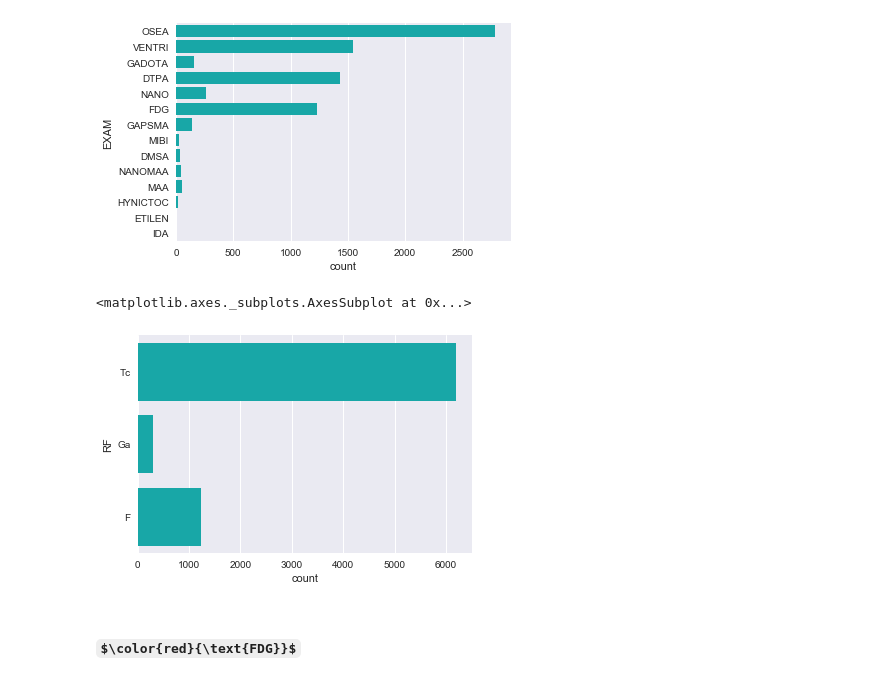
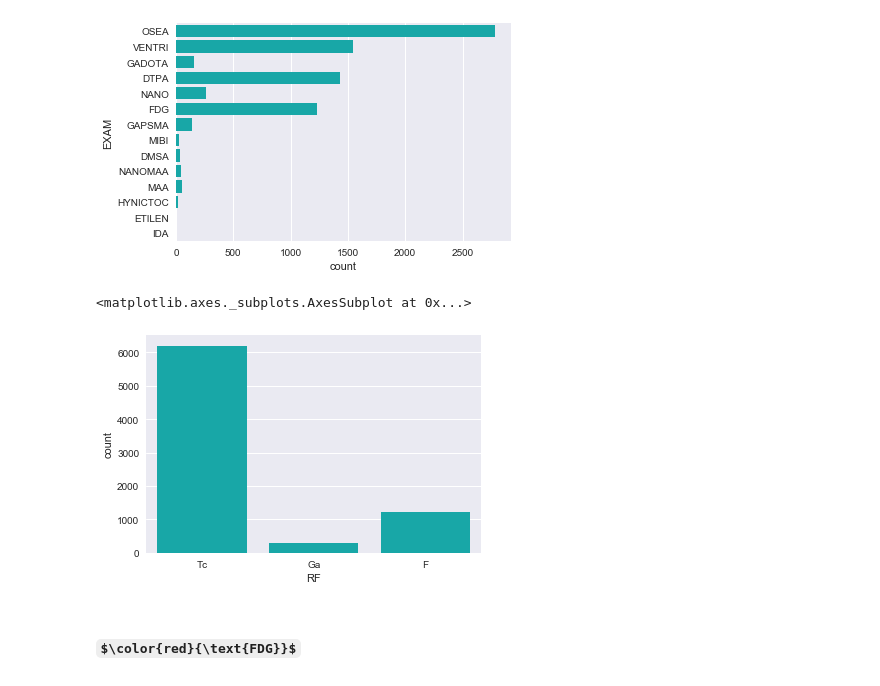
Before and after one commit to andreapy/University, a Jupyter notebook: DRLRFMN.ipynb, the cells around one changed output. Cells and saved outputs as stored; diff of their text form; code cells hidden in the pictures; some formulas as TeX source.

```diff
--- a/DRLRFMN.ipynb
+++ b/DRLRFMN.ipynb
@@ -123,10 +123,10 @@ sns.countplot(y="EXAM", data=df,orient="h",color="c")
 <matplotlib.axes._subplots.AxesSubplot at 0x...>
 [figure]
 # %%
-sns.countplot(y="RF", data=df,orient="h",color="c")
+sns.countplot(x="RF", data=df,orient="h",color="c")
 # %% [output]
 <matplotlib.axes._subplots.AxesSubplot at 0x...>
-[figure, old version]
+[figure, new version]
 # %%
 ##########  Agrupando por examen #########
 dat_group_exam = dat.groupby(['EXAM'],as_index=False)
```
Also changed, not shown: parts of 15 cells of this notebook, 1 other file.
